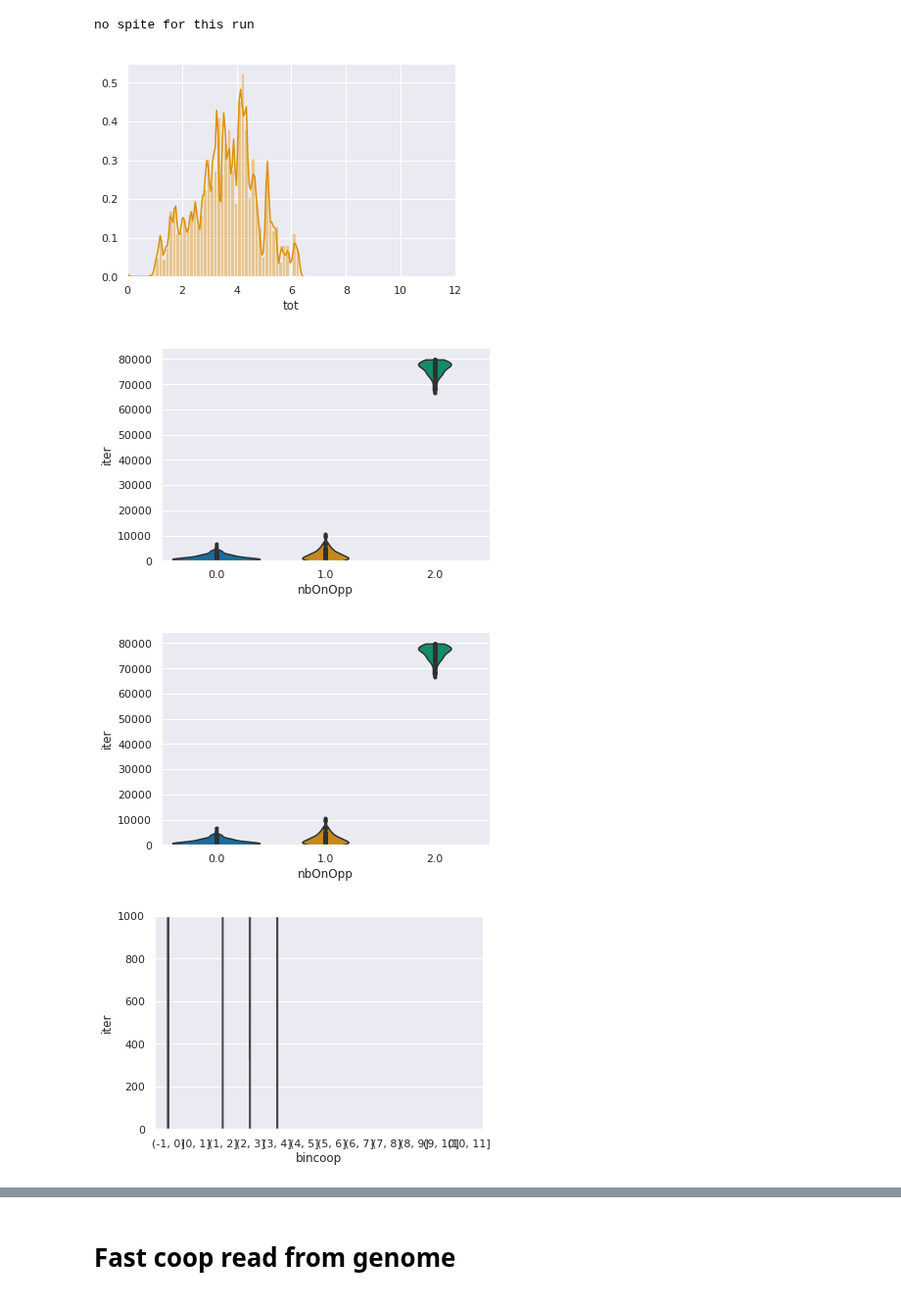
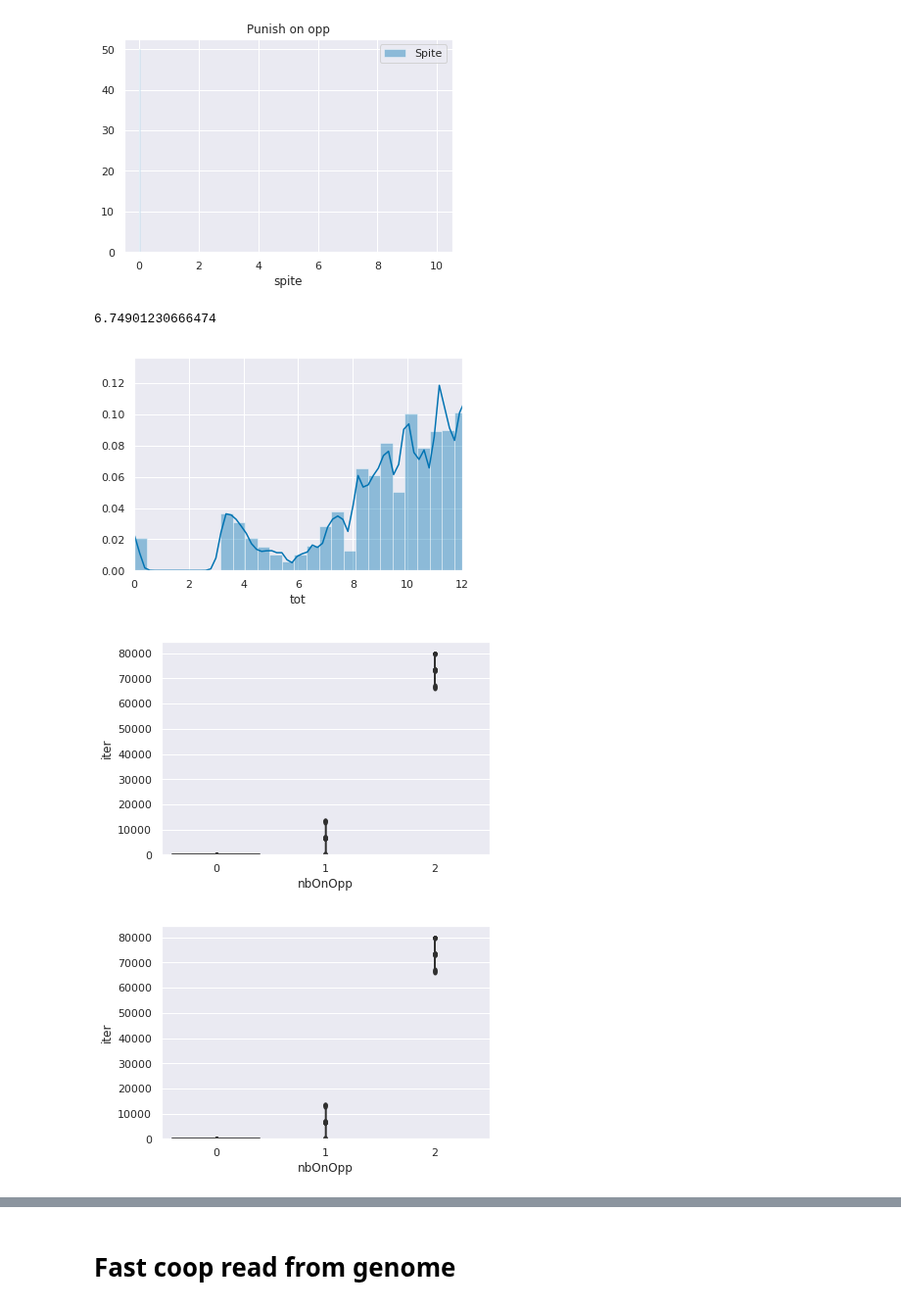
Before and after one commit to PaulEcoffet/roborobo3, a Jupyter notebook: roborobo3/notebooks/bigmodel ESS stat.ipynb, the cells around one changed output, grey strips where cells are left out. Shown at 98% size. Saved outputs shown, nothing was run; the diff lists cells and outputs as text; code cells hidden in the pictures.

```diff
--- a/roborobo3/notebooks/bigmodel ESS stat.ipynb
+++ b/roborobo3/notebooks/bigmodel ESS stat.ipynb
@@ -30,7 +30,7 @@ def read_csvx(path, *args, **kwargs):
 
 #gens = [1499, 1999, 2499, 2999]
 gens = [0]
-conds = sorted(list(glob("/data/logs/bm-iter-test-2019-01-*/canonical_bm/cmaes/20000/run_03/rep00/", recursive=True)))
+conds = sorted(list(glob("/data/logs/bm-iter-test-2019-01-*/canonical_bm_tp/cmaes/20000/run_09/rep00/", recursive=True)))
 #conds = ['/data/logs/trash/oldschoolbm_rarereward/rep00/', '/data/logs/trash/oldschoolbm_rarereward2/rep00']
 
 #conds = ['/data/logs/trash/oldschool_rewardwhendisappear/rep00/', '/data/logs/trash/oldschool_rewardwhendisappear2/rep00']
@@ -145,5 +145,5 @@ gen: 4999
+[figure, new version]
-no spite for this run
+6.74901230666474
-[figure, old version]
-[figure, old version]
+[figure, new version]
-[figure, old version]
+[figure, new version]
-[figure, old version]
+[figure, new version]
```
Also changed, not shown: parts of 4 cells of this notebook.
